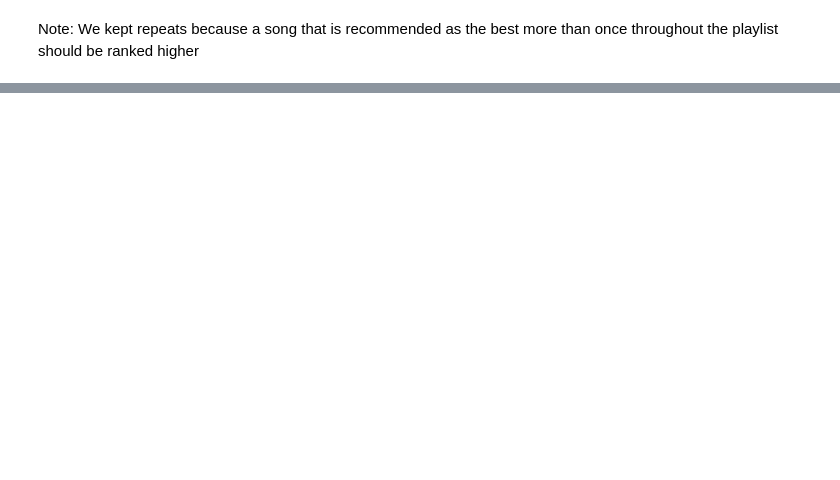
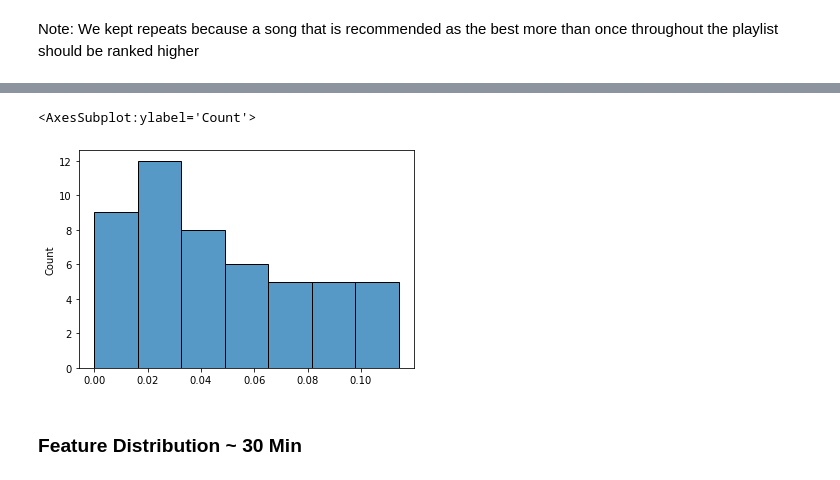
Before and after one commit to shonepatil/GNN-Spotify-Recommender-Project, a Jupyter notebook: ben_rec.ipynb, the cells around one changed output, grey strips where cells are left out. Saved outputs shown, nothing was run; the diff lists cells and outputs as text; code cells hidden in the pictures; blank space fills up the shorter version.

```diff
--- a/ben_rec.ipynb
+++ b/ben_rec.ipynb
@@ -537,12 +437,0 @@ Node Value: 116477 Possible Re
-# %%
-%%time
-# Will get the variances from originals and generated.
-# Saves the differences between the variances for each playlist/generated playlist
-size = len(original_playlists)
-differences = {'danceability': [], 'energy': [], 'loudness': [], 'speechiness': [], 'acousticness': [], 'instrumentalness': [], 'liveness': [], 'valence': [], 'tempo': [], 'duration_ms': [],'key': [], 'mode': [], 'time_signature': []}
-for i in range(size):
-    feat_vars_og, feat_avgs_og, feat_difs_og, feat_ranges_og = get_distribution(edafeats, original_playlists[i])
-    feat_vars_gen, feat_avgs_gen, feat_difs_gen, feat_ranges_gen = get_distribution(edafeats, generated_playlists[i])
-
-    for each in differences.keys():
-        differences[each].append(np.abs(feat_vars_og[each] - feat_vars_gen[each]))
@@ -552,5 +437,0 @@ Wall time: 32.2 s
-# %%
-# Gets the average difference in variance for each feature
-avg_differences = {'danceability': [], 'energy': [], 'loudness': [], 'speechiness': [], 'acousticness': [], 'instrumentalness': [], 'liveness': [], 'valence': [], 'tempo': [], 'duration_ms': [],'key': [], 'mode': [], 'time_signature': []}
-for i in avg_differences.keys():
-    avg_differences[i] = np.mean(np.array(differences[i]))
@@ -586,0 +478,14 @@ plt.savefig('var_differences.jpg')
+# %%
+with open('sample_recommendations.json') as woahs:
+     woah = json.load(woahs)
+# %%
+in_rec_accs = []
+for i in range(len(woah)):
+    res = list(combinations(woah[i]['recs'], 2))
+
+    checks = []
+    for pair in res:
+        check = uri_map[pair[0]] in dgl_G.out_edges(uri_map[pair[1]])[1]
+        checks.append(check)
+
+    in_rec_accs.append(np.count_nonzero(checks) / len(checks))
@@ -586,0 +494,5 @@ plt.savefig('var_differences.jpg')
+# %%
+sns.histplot(in_rec_accs)
+# %% [output]
+<AxesSubplot:ylabel='Count'>
+[figure, added]
@@ -586,0 +551,2 @@ plt.savefig('var_differences.jpg')
+# %% [markdown]
+### Feature Distribution ~ 30 Min
```
Also changed, not shown: parts of 39 cells of this notebook, 2 other files.
